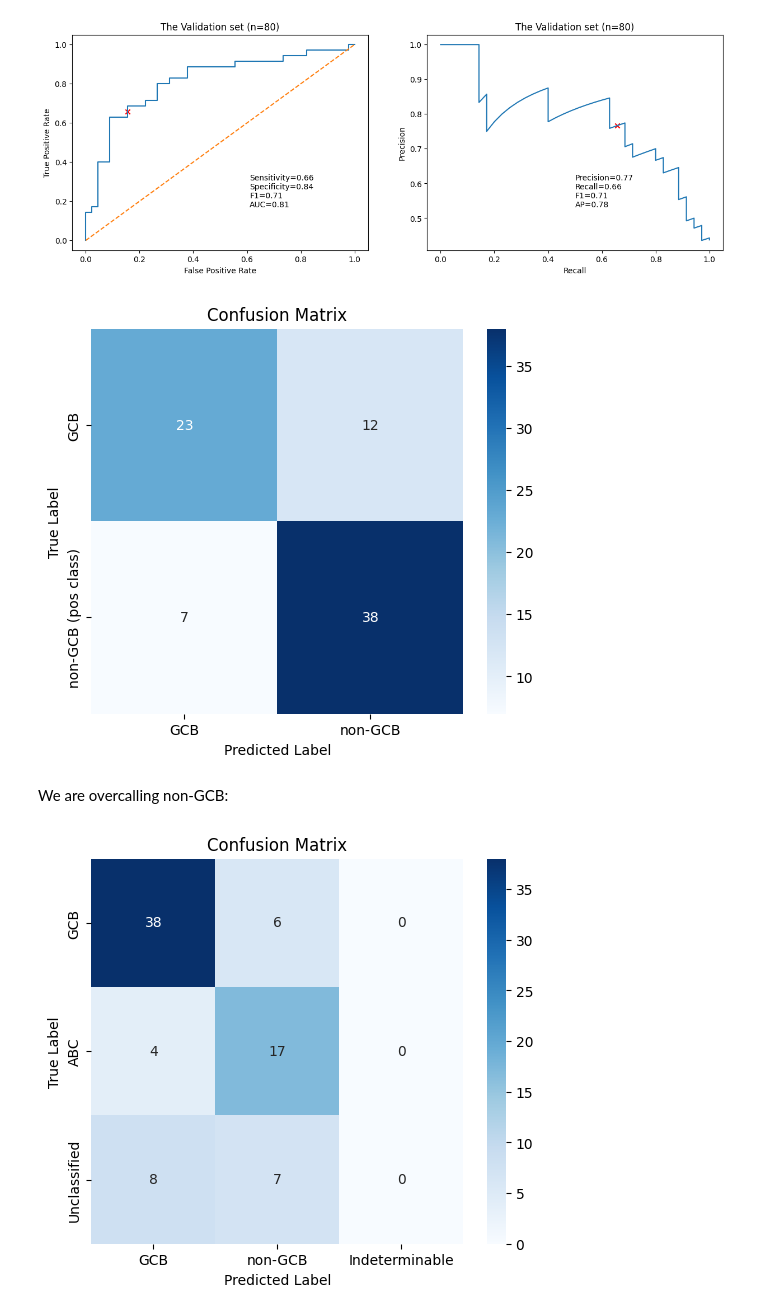
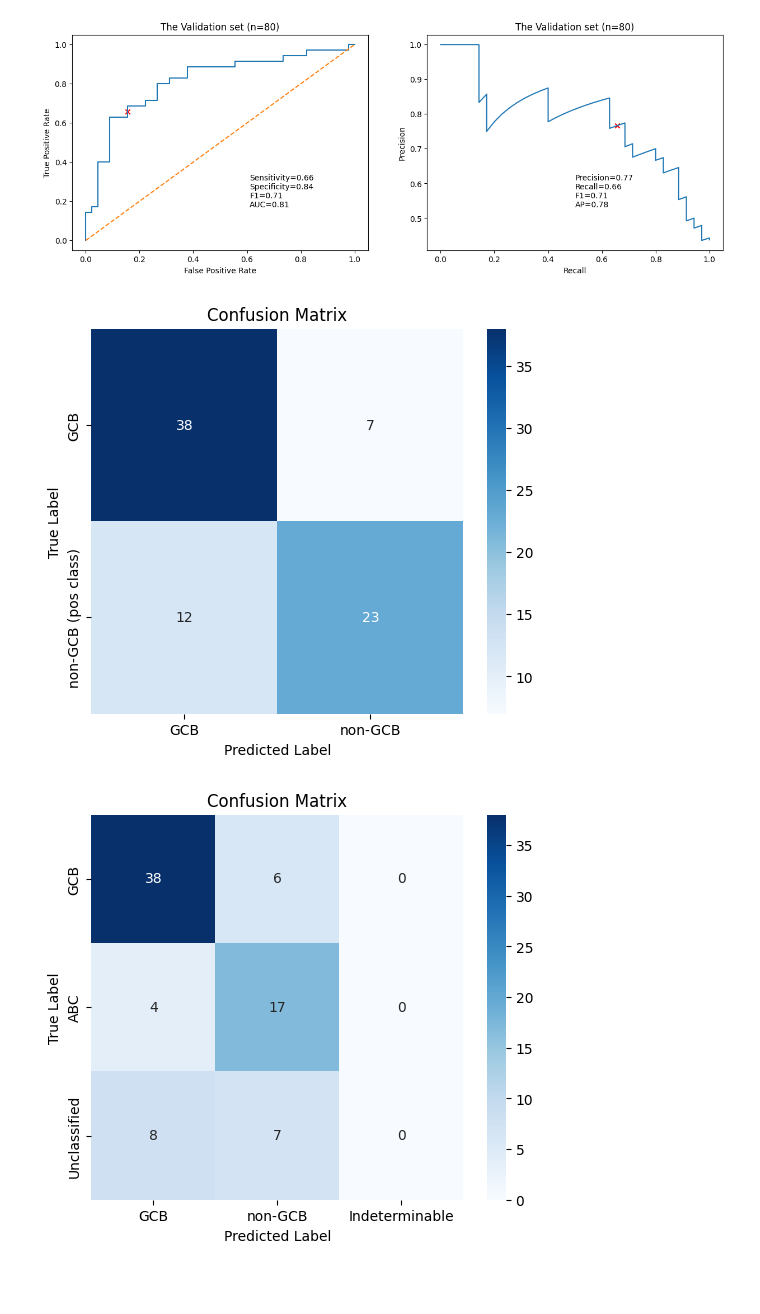
Before and after one commit to etabari/goya_paper, a Jupyter notebook: coo-modeling/03.01-ens-regression-gene_noAf.ipynb, the cells around one changed output. Cells and saved outputs as stored; diff of their text form; code cells hidden in the pictures; blank space fills up the shorter version.

```diff
--- a/coo-modeling/03.01-ens-regression-gene_noAf.ipynb
+++ b/coo-modeling/03.01-ens-regression-gene_noAf.ipynb
@@ -412,18 +412,16 @@ plt.show()
 # %%
 plt.figure(figsize=(6, 5))
 p = sns.heatmap(
-    cm[::-1, ::-1],
+    cm,
     annot=True,
     fmt="d",
     cmap="Blues",
     yticklabels=['GCB', 'non-GCB (pos class)'],
     xticklabels=['GCB', 'non-GCB'],
 )
 _ = p.set(xlabel="Predicted Label", ylabel="True Label", title="Confusion Matrix")
 # %% [output]
-[figure, old version]
+[figure, new version]
-# %% [markdown]
-We are overcalling non-GCB:
 # %%
 plt.figure(figsize=(6, 5))
 p = sns.heatmap(
```
